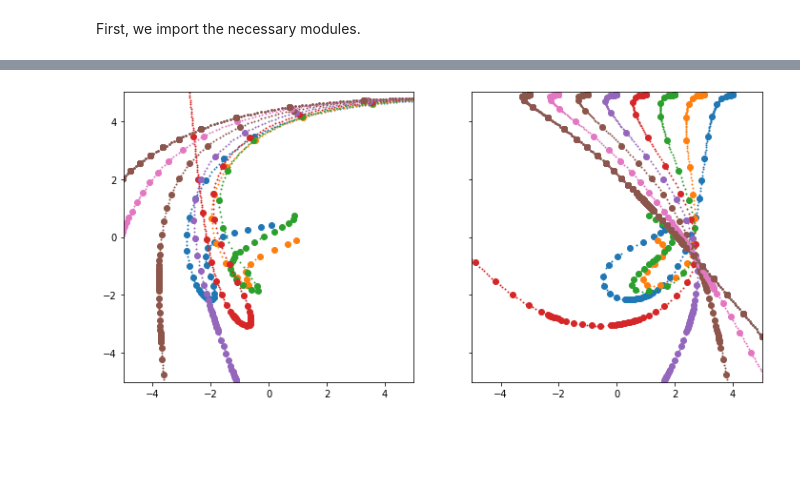
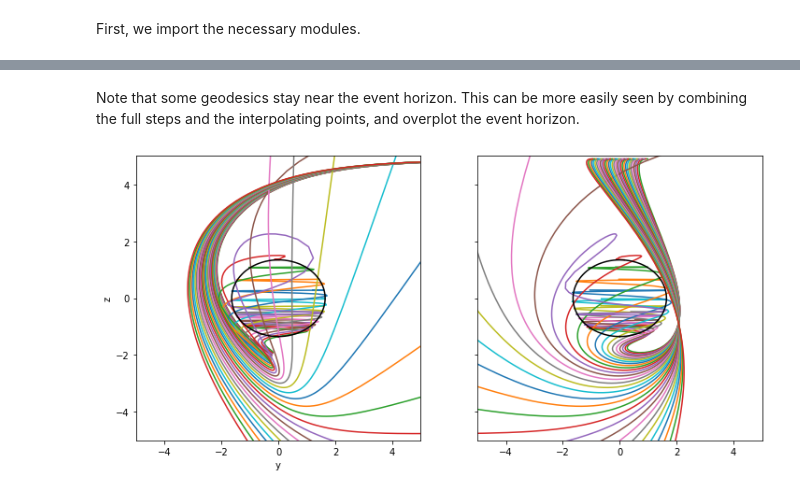
Before and after one commit to adxsrc/fadge, a Jupyter notebook: demos/geode.ipynb, the cells around one changed output, grey strips where cells are left out. Drawn from its saved outputs; the diff is of its cells as text; code cells hidden in the pictures; blank space fills up the shorter version.

```diff
--- a/demos/geode.ipynb
+++ b/demos/geode.ipynb
@@ -86,0 +136,20 @@ Zoomed-in
+# %%
+fig, (ax1, ax2) = plt.subplots(1,2, figsize=(12,12), sharey=True)
+
+for j in range(7*nray//16,9*nray//16):
+    ax1.scatter(fx[:,j], fz[:,j],      color=f'C{j}')
+    ax1.scatter(ix[:,j], iz[:,j], s=1, color=f'C{j}')
+    ax2.scatter(fy[:,j], fz[:,j],      color=f'C{j}')
+    ax2.scatter(iy[:,j], iz[:,j], s=1, color=f'C{j}')
+
+ax1.set_xlabel('x')
+ax1.set_ylabel('z')
+ax1.set_xlim(-5,5)
+ax1.set_ylim(-5,5)
+ax1.set_aspect('equal')
+
+ax1.set_xlabel('y')
+ax1.set_ylabel('z')
+ax2.set_xlim(-5,5)
+ax2.set_ylim(-5,5)
+ax2.set_aspect('equal')
@@ -87,18 +158,36 @@ Zoomed-in
+# %% [markdown]
+Note that some geodesics stay near the event horizon.
+This can be more easily seen by combining the full steps and the interpolating points, and overplot the event horizon.
+# %%
+t   = np.linspace(-np.pi, np.pi, num=91)
+Reh = np.sqrt(reh*reh + aa) * np.sin(t)
+zeh =         reh           * np.cos(t)
+# %%
+fb = 907 # TODO: automaticall determine these values
+ib = 920 # TODO: automaticall determine these values
+
+x = np.concatenate([fx[:fb,:], ix[ib:,:]])
+y = np.concatenate([fy[:fb,:], iy[ib:,:]])
+z = np.concatenate([fz[:fb,:], iz[ib:,:]])
 # %%
 fig, (ax1, ax2) = plt.subplots(1,2, figsize=(12,12), sharey=True)
 
-for j in range(16):
-    ax1.scatter(f[:,1,j], f[:,3,j],      color=f'C{j}')
-    ax1.scatter(i[:,1,j], i[:,3,j], s=1, color=f'C{j}')
-    ax2.scatter(f[:,2,j], f[:,3,j],      color=f'C{j}')
-    ax2.scatter(i[:,2,j], i[:,3,j], s=1, color=f'C{j}')
+for j in range(7*nray//16,9*nray//16):
+    ax1.plot(x[:,j], z[:,j], color=f'C{j}')
+    ax2.plot(y[:,j], z[:,j], color=f'C{j}')
 
+ax1.plot(Reh, zeh, 'k')
+ax1.set_xlabel('x')
+ax1.set_ylabel('z')
 ax1.set_xlim(-5,5)
 ax1.set_ylim(-5,5)
 ax1.set_aspect('equal')
 
+ax2.plot(Reh, zeh, 'k')
+ax1.set_xlabel('y')
+ax1.set_ylabel('z')
 ax2.set_xlim(-5,5)
 ax2.set_ylim(-5,5)
 ax2.set_aspect('equal')
 # %% [output]
-[figure, old version]
+[figure, new version]
```
Also changed, not shown: parts of 20 cells of this notebook.
